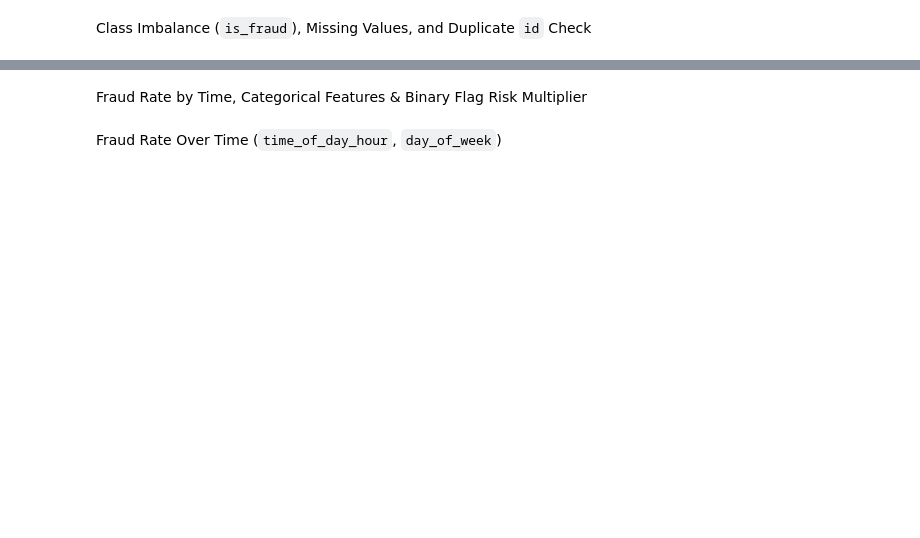
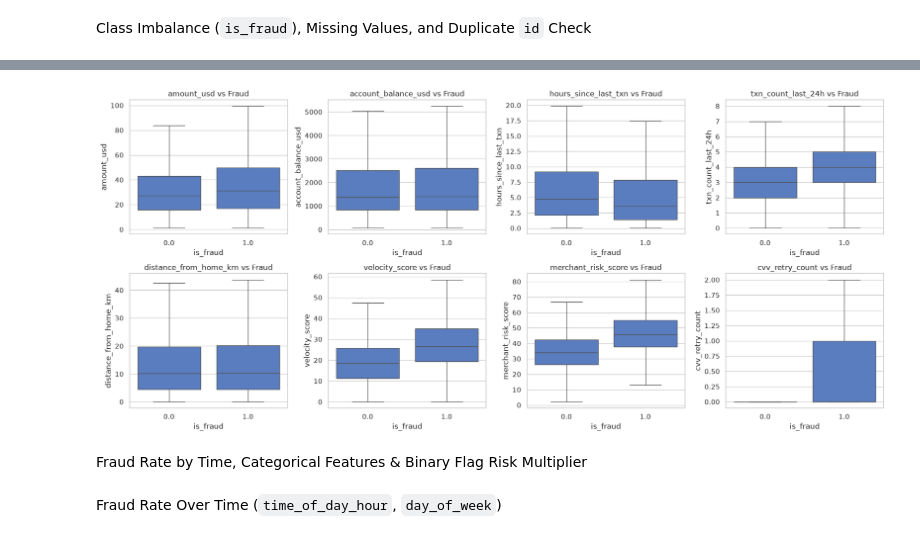
Before and after one commit to VuHaiLinh-24021547/Credit-Card-Fraud-Prediction, a Jupyter notebook: credit_card_fraud.ipynb, the cells around one changed output, grey strips where cells are left out. Cells and saved outputs as stored; diff of their text form; code cells hidden in the pictures; blank space fills up the shorter version.

```diff
--- a/credit_card_fraud.ipynb
+++ b/credit_card_fraud.ipynb
@@ -90,0 +33,13 @@ plt.show()
+# %%
+df = pd.read_csv("train.csv")
+
+fraud_counts = df['is_fraud'].value_counts()
+fraud_rate = df['is_fraud'].value_counts(normalize=True) * 100
+
+print(f"Count: Non-Fraud = {fraud_counts[0]}, Fraud = {fraud_counts[1]}")
+print(f"Fraud Ratio: {fraud_rate[1]:.3f}%")
+
+print("Missing values per column:\n", df.isnull().sum()[df.isnull().sum() > 0])
+print("Duplicate rows:", df.duplicated(subset=['id']).sum())
+
+df.drop(columns=['id'])
@@ -157,0 +67,8 @@ plt.show()
+# %%
+num_cols = [
+    'amount_usd', 'account_balance_usd', 'hours_since_last_txn',
+    'txn_count_last_24h', 'distance_from_home_km', 'velocity_score',
+    'merchant_risk_score', 'cvv_retry_count'
+]
+
+df.groupby('is_fraud')[num_cols].agg(['median', 'mean']).T
@@ -158,3 +93,13 @@ plt.show()
+# %%
+fig, axes = plt.subplots(2, 4, figsize=(18, 8))
+for i, col in enumerate(num_cols):
+    ax = axes[i//4, i%4]
+    sns.boxplot(x='is_fraud', y=col, data=df, ax=ax, showfliers=False)
+    ax.set_title(f'{col} vs Fraud')
+plt.tight_layout()
+plt.show()
+# %% [output]
+[figure, added]
 # %% [markdown]
 Fraud Rate by Time, Categorical Features & Binary Flag Risk Multiplier
 # %% [markdown]
```
Also changed, not shown: parts of 17 cells of this notebook.
